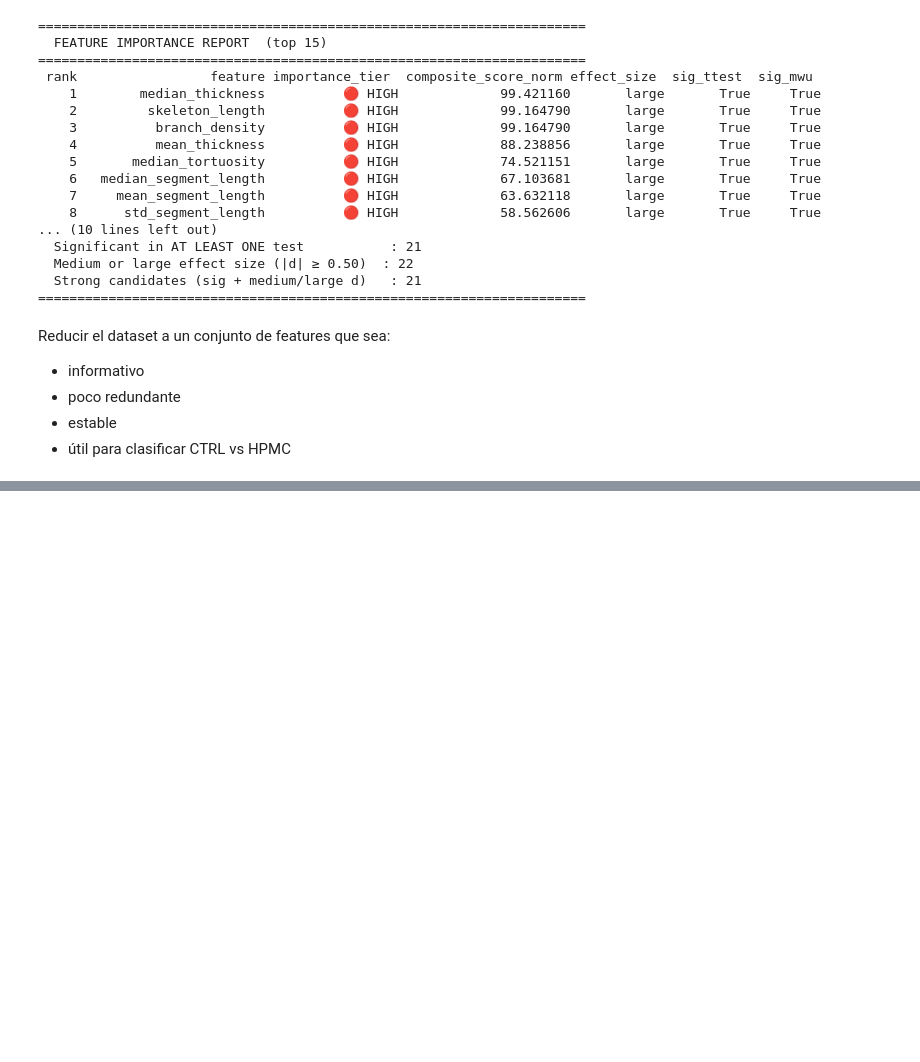
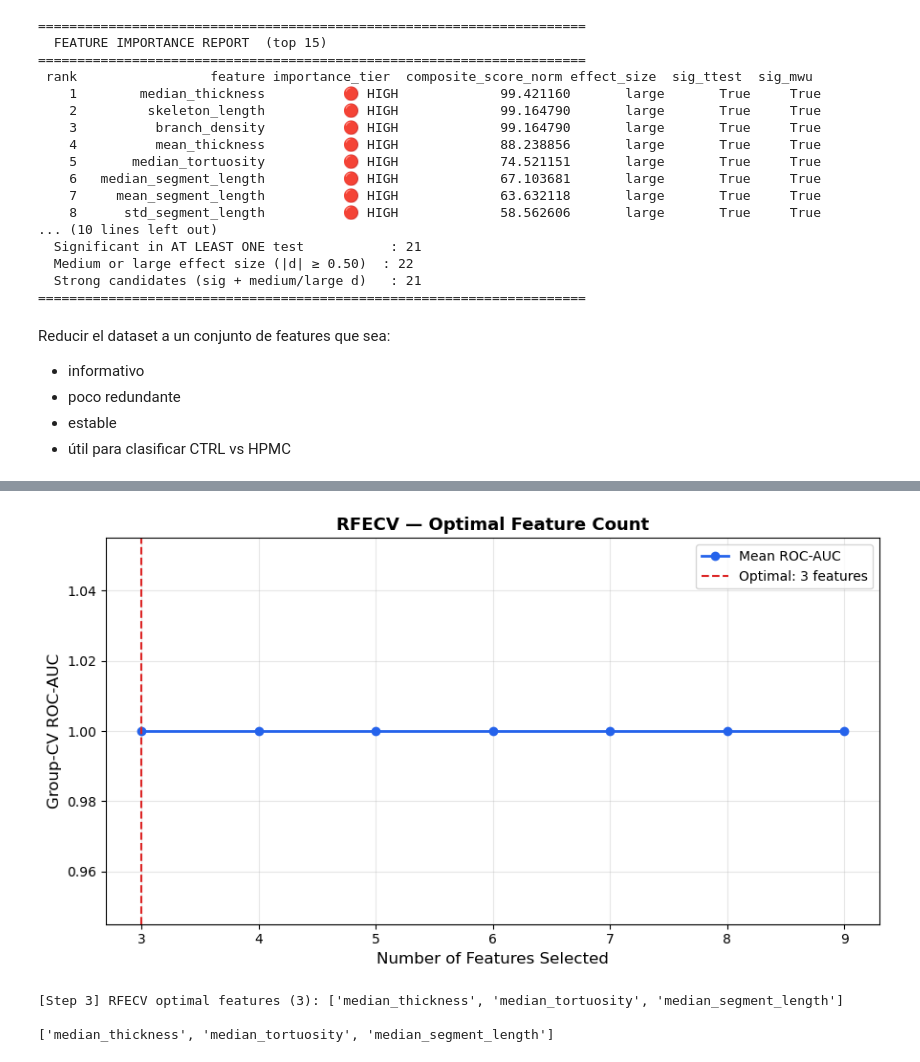
Before and after one commit to alexiagguevara/Proyecto-Final, a Jupyter notebook: main.ipynb, the cells around one changed output, grey strips where cells are left out. Saved outputs shown, nothing was run; the diff lists cells and outputs as text; code cells hidden in the pictures; blank space fills up the shorter version.

```diff
--- a/main.ipynb
+++ b/main.ipynb
@@ -141,0 +193,13 @@ Reducir el dataset a un conjunto de features que sea:
+# %%
+import importlib
+import feature_selection_pipeline
+
+importlib.reload(feature_selection_pipeline)
+
+optimal, rfecv_obj = feature_selection_pipeline.run_rfecv(df_features, pruned)
+print(optimal)
+# %% [output]
+[figure, added]
+[Step 3] RFECV optimal features (3): ['median_thickness', 'median_tortuosity', 'median_segment_length']
+
+['median_thickness', 'median_tortuosity', 'median_segment_length']
```
Also changed, not shown: parts of 11 cells of this notebook, 13 other files.
